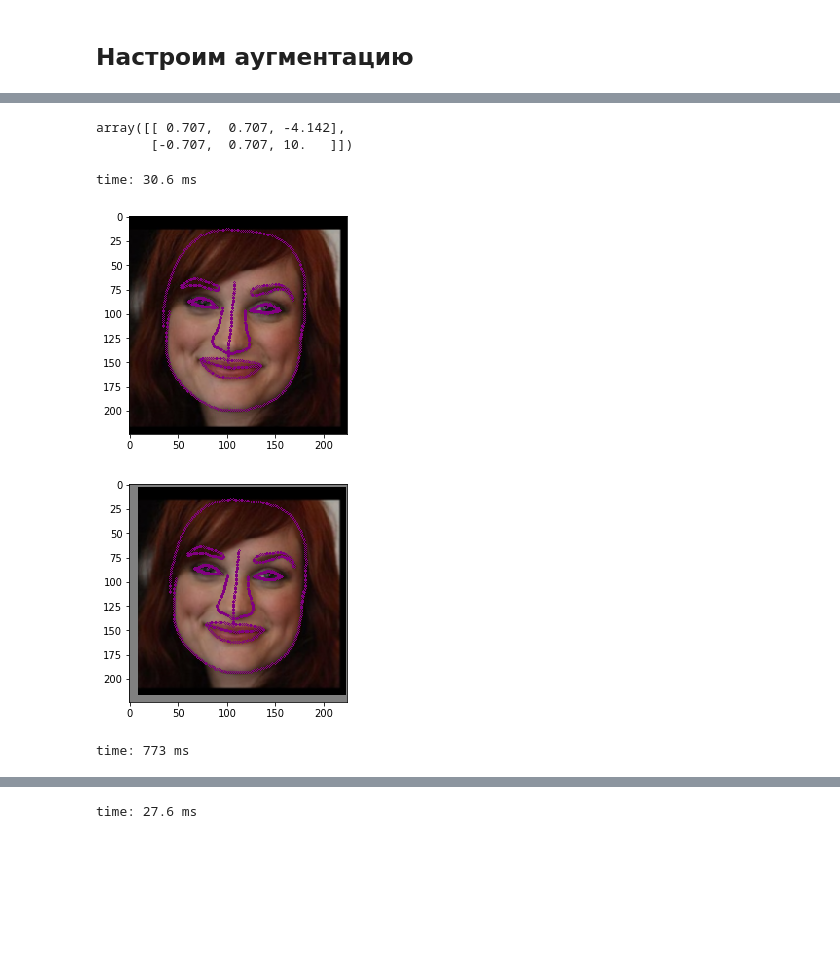
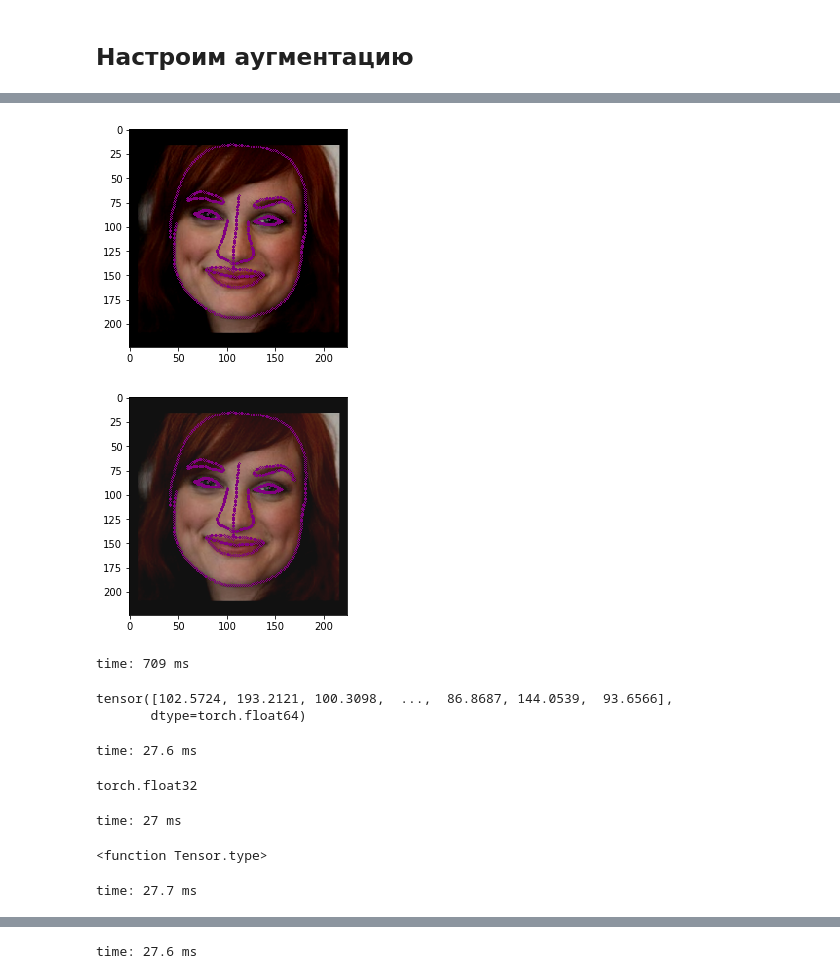
Before and after one commit to makci97/MADE, a Jupyter notebook: contest1/unsupervised-landmarks-thousand-landmarks-contest/train_model.ipynb, the cells around one changed output, grey strips where cells are left out. Cells and saved outputs as stored; diff of their text form; code cells hidden in the pictures; blank space fills up the shorter version.

Commit message:
Add all augmenters and random too

```diff
--- a/contest1/unsupervised-landmarks-thousand-landmarks-contest/train_model.ipynb
+++ b/contest1/unsupervised-landmarks-thousand-landmarks-contest/train_model.ipynb
@@ -189,16 +175,26 @@ time: 31.9 ms
-# %%
-np.round(cv2.getRotationMatrix2D((x_center, y_center), 45, 1), 3)
-# %% [output]
-array([[ 0.707,  0.707, -4.142],
-       [-0.707,  0.707, 10.   ]])
-time: 30.6 ms
 # %%
 CROP_SIZE=224
+with_inv=True
+
+augmenter = RandomAugmentation(
+    augmenters_list=[
+        Augmenter(with_inv=with_inv),
+        BrightnessContrastAugmenter(brightness=0.2, contrast=0.2, with_inv=with_inv),
+        BlurAugmenter(max_kernel=5, with_inv=with_inv),
+        CropAugmenter(min_scale=0.8, with_inv=with_inv),
+        AffineAugmenter(min_scale=0.9, max_scale=1.1, max_offset=0.1, rotate=True, with_inv=with_inv),
+    ],
+    probs=[0.3, 0.2, 0.2, 0.15, 0.15],
+#     probs=[0.5, 0.5],
+    with_inv=with_inv,
+)
+# augmenter = AffineAugmenter(min_scale=0.9, max_scale=1.1, max_offset=0.1, rotate=True, with_inv=with_inv)
+
 debug_transforms = transforms.Compose([
     ScaleMinSideToSize((CROP_SIZE, CROP_SIZE)),
     CropCenter(CROP_SIZE),
-#     AffineAugmenter(min_scale=0.9, max_scale=1.1, max_offset=0.1, rotate=True, with_inv=True),
-    CropAugmenter(with_inv=True),
+
+    augmenter,
 
     TransformByKeys(transforms.ToPILImage(), ("image",)),
     TransformByKeys(transforms.ToTensor(), ("image",)),
@@ -211,34 +207,56 @@ debug_transforms = transforms.Compose([
 debug_dataset = DebugThousandLandmarksDataset(os.path.join(data_dir, 'train'), debug_transforms)
 debug_dataloader = data.DataLoader(
     debug_dataset, batch_size=10, num_workers=0, #num_workers=4,
     pin_memory=True, shuffle=False, drop_last=False,
 )
 
 batch = next(iter(debug_dataloader))
 images = batch["image"]#.to(device)  # B x 3 x CROP_SIZE x CROP_SIZE
 landmarks = batch["landmarks"]
 
 
 i = 1#9 #np.random.choice(images.shape[0])
 # image = images[i].numpy()
 image = tensor_image2numpy(images[i])
 landmark = landmarks[i].reshape(NUM_PTS, 2).numpy()
 fig = draw_landmarks(image, landmark)
 
 plt.imshow(fig)
 plt.show()
 
 sample = get_i_from_dict(i, batch)
 sample['image'] = tensor_image2numpy(sample['image'])
 # inv_sample = AffineAugmenter().inv(sample)
-inv_sample = CropAugmenter().inv(sample)
+# inv_sample = CropAugmenter().inv(sample)
+# inv_sample = BrightnessContrastAugmenter().inv(sample)
+# inv_sample = BlurAugmenter().inv(sample)
+inv_sample = augmenter.inv(sample)
+
+
 image = inv_sample['image']
 landmark = inv_sample['landmarks'].reshape(NUM_PTS, 2).numpy()
 fig = draw_landmarks(image, landmark)
 
 plt.imshow(fig)
 plt.show()
 # %% [output]
-[figure, old version]
+[figure, new version]
-[figure, old version]
+[figure, new version]
-time: 773 ms
+time: 709 ms
+# %%
+t = sample['landmarks']
+t
+# %% [output]
+tensor([102.5724, 193.2121, 100.3098,  ...,  86.8687, 144.0539,  93.6566],
+       dtype=torch.float64)
+time: 27.6 ms
+# %%
+t.dtype
+# %% [output]
+torch.float32
+time: 27 ms
+# %%
+t.type
+# %% [output]
+<function Tensor.type>
+time: 27.7 ms
```
Also changed, not shown: parts of 13 cells of this notebook, 1 other file.
